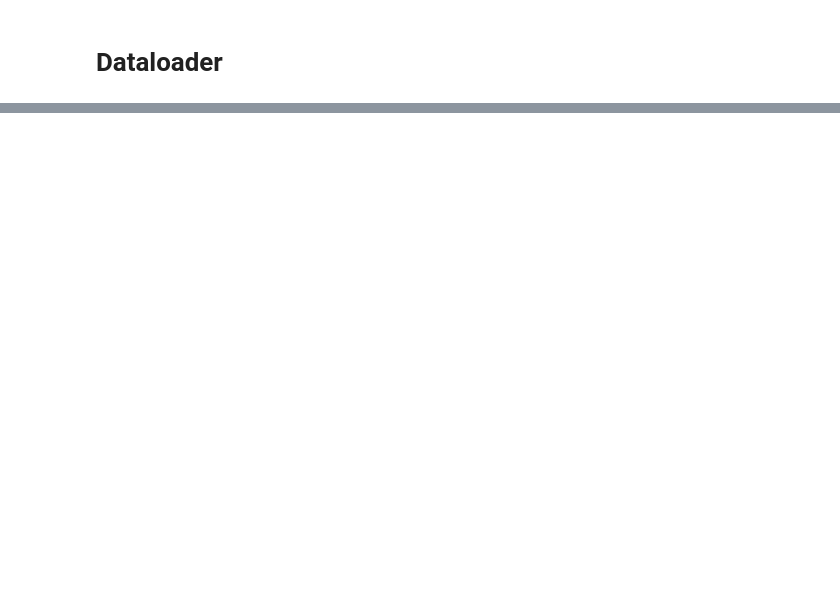
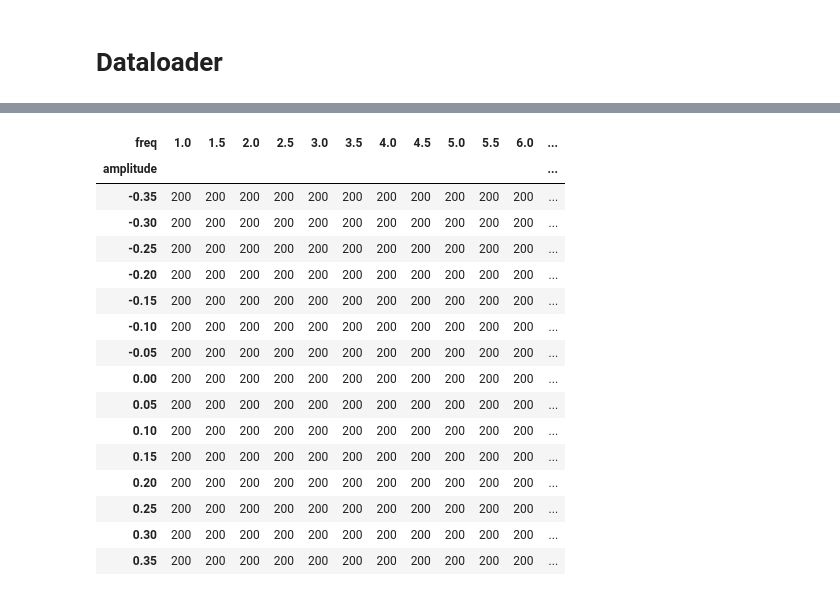
Before and after one commit to YacineBelHadj/PSHM_mdof, a Jupyter notebook: notebooks/Virtual_anomaly_synthesis/checking_VAS.ipynb, the cells around one changed output, grey strips where cells are left out. Drawn from its saved outputs; the diff is of its cells as text; code cells hidden in the pictures; blank space fills up the shorter version.

```diff
--- a/notebooks/Virtual_anomaly_synthesis/checking_VAS.ipynb
+++ b/notebooks/Virtual_anomaly_synthesis/checking_VAS.ipynb
@@ -99,0 +82,33 @@ new_freq = cr.new_freq
+# %%
+import pandas as pd
+from torch.utils.data import DataLoader
+dl = DataLoader(dataset, batch_size=32, shuffle=False, num_workers=0)
+
+df = pd.DataFrame(columns=['freq','amplitude'])
+for i, data in enumerate(dl):
+    freq= data[3]
+    amplitude = data[2]
+    df = pd.concat([df,pd.DataFrame({'freq':freq,'amplitude':amplitude})],axis=0)
+# %%
+#unique and count each possible value of amplitude and for each frequency
+df_ = df.groupby(['freq','amplitude']).size().reset_index(name='counts')
+#plot the result in a heatmap with frequency on the x-axis and amplitude on the y-axis
+df_.pivot(index='amplitude', columns='freq', values='counts')
+# %% [output]
+| freq | 1.0 | 1.5 | 2.0 | 2.5 | 3.0 | 3.5 | 4.0 | 4.5 | 5.0 | 5.5 | 6.0 | ... |
+| amplitude |  |  |  |  |  |  |  |  |  |  |  | ... |
+| -0.35 | 200 | 200 | 200 | 200 | 200 | 200 | 200 | 200 | 200 | 200 | 200 | ... |
+| -0.30 | 200 | 200 | 200 | 200 | 200 | 200 | 200 | 200 | 200 | 200 | 200 | ... |
+| -0.25 | 200 | 200 | 200 | 200 | 200 | 200 | 200 | 200 | 200 | 200 | 200 | ... |
+| -0.20 | 200 | 200 | 200 | 200 | 200 | 200 | 200 | 200 | 200 | 200 | 200 | ... |
+| -0.15 | 200 | 200 | 200 | 200 | 200 | 200 | 200 | 200 | 200 | 200 | 200 | ... |
+| -0.10 | 200 | 200 | 200 | 200 | 200 | 200 | 200 | 200 | 200 | 200 | 200 | ... |
+| -0.05 | 200 | 200 | 200 | 200 | 200 | 200 | 200 | 200 | 200 | 200 | 200 | ... |
+| 0.00 | 200 | 200 | 200 | 200 | 200 | 200 | 200 | 200 | 200 | 200 | 200 | ... |
+| 0.05 | 200 | 200 | 200 | 200 | 200 | 200 | 200 | 200 | 200 | 200 | 200 | ... |
+| 0.10 | 200 | 200 | 200 | 200 | 200 | 200 | 200 | 200 | 200 | 200 | 200 | ... |
+| 0.15 | 200 | 200 | 200 | 200 | 200 | 200 | 200 | 200 | 200 | 200 | 200 | ... |
+| 0.20 | 200 | 200 | 200 | 200 | 200 | 200 | 200 | 200 | 200 | 200 | 200 | ... |
+| 0.25 | 200 | 200 | 200 | 200 | 200 | 200 | 200 | 200 | 200 | 200 | 200 | ... |
+| 0.30 | 200 | 200 | 200 | 200 | 200 | 200 | 200 | 200 | 200 | 200 | 200 | ... |
+| 0.35 | 200 | 200 | 200 | 200 | 200 | 200 | 200 | 200 | 200 | 200 | 200 | ... |
```
Also changed, not shown: parts of 8 cells of this notebook, 31 other files.
